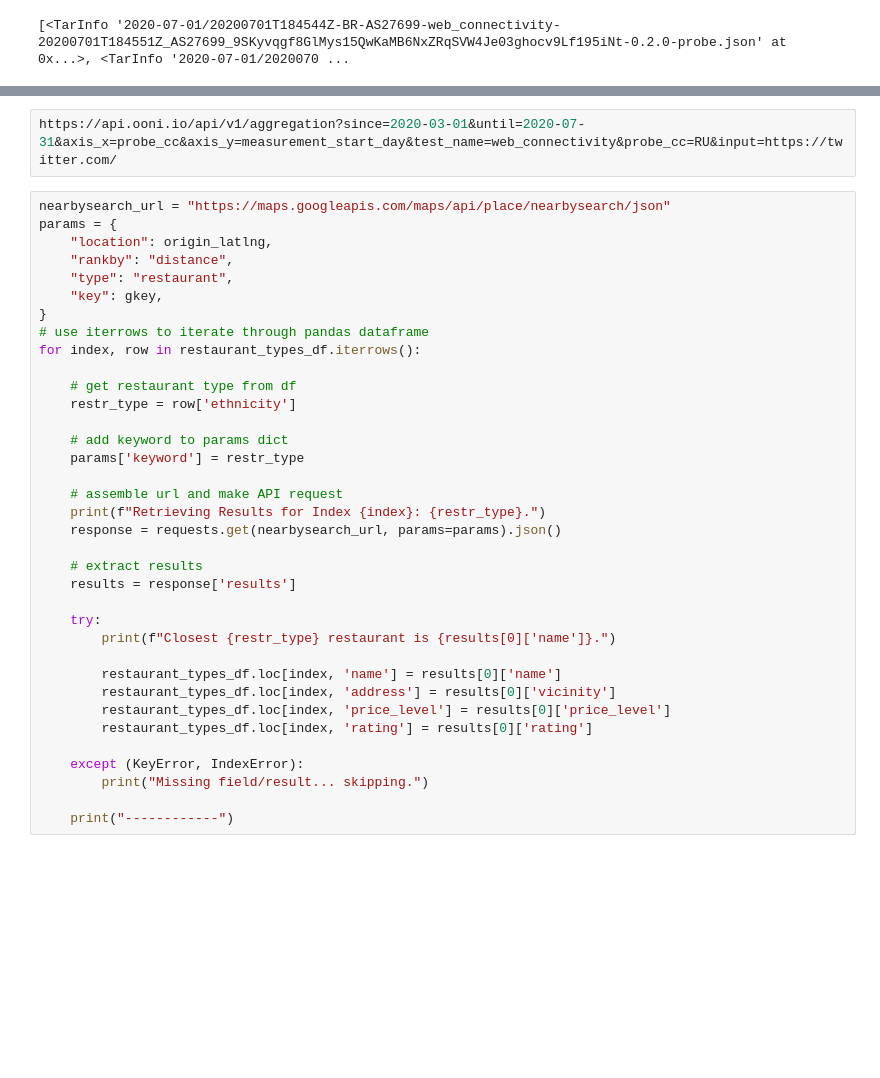
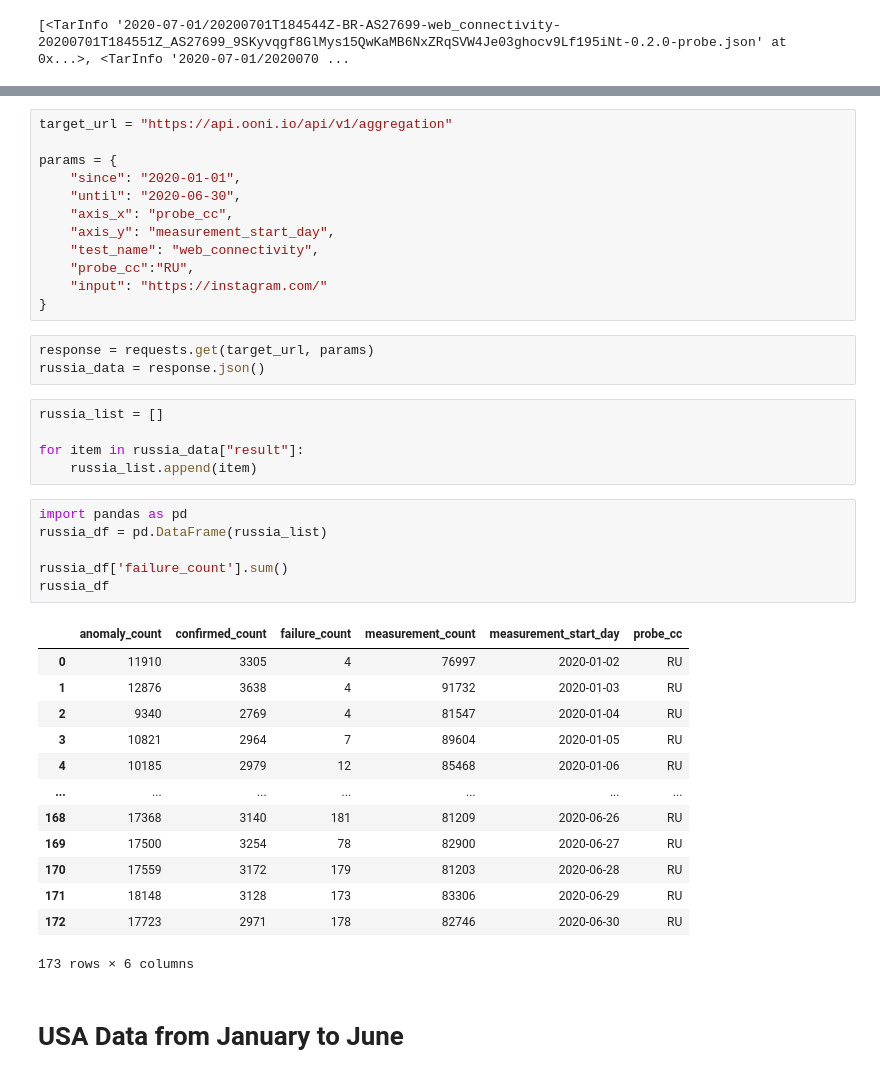
Before and after one commit to clemiblac/Crime_in_DC, a Jupyter notebook: aws_ooni.ipynb, the cells around one changed output, grey strips where cells are left out. Saved outputs shown, nothing was run; the diff lists cells and outputs as text; blank space fills up the shorter version.

Commit message:
Sarah's OONI jupyter notebook

```diff
--- a/aws_ooni.ipynb
+++ b/aws_ooni.ipynb
@@ -54,38 +67,42 @@ print(tarfd.getmembers())
 # %%
-https://api.ooni.io/api/v1/aggregation?since=2020-03-01&until=2020-07-31&axis_x=probe_cc&axis_y=measurement_start_day&test_name=web_connectivity&probe_cc=RU&input=https://twitter.com/
+target_url = "https://api.ooni.io/api/v1/aggregation"
+
+params = {
+    "since": "2020-01-01",
+    "until": "2020-06-30",
+    "axis_x": "probe_cc",
+    "axis_y": "measurement_start_day",
+    "test_name": "web_connectivity",
+    "probe_cc":"RU",
+    "input": "https://instagram.com/"
+}
-# %%
-nearbysearch_url = "https://maps.googleapis.com/maps/api/place/nearbysearch/json"
-params = {
-    "location": origin_latlng,
-    "rankby": "distance",
-    "type": "restaurant",
-    "key": gkey,
-}
-# use iterrows to iterate through pandas dataframe
-for index, row in restaurant_types_df.iterrows():
-
-    # get restaurant type from df
-    restr_type = row['ethnicity']
-
-    # add keyword to params dict
-    params['keyword'] = restr_type
-
-    # assemble url and make API request
-    print(f"Retrieving Results for Index {index}: {restr_type}.")
-    response = requests.get(nearbysearch_url, params=params).json()
-
-    # extract results
-    results = response['results']
-
-    try:
-        print(f"Closest {restr_type} restaurant is {results[0]['name']}.")
-
-        restaurant_types_df.loc[index, 'name'] = results[0]['name']
-        restaurant_types_df.loc[index, 'address'] = results[0]['vicinity']
-        restaurant_types_df.loc[index, 'price_level'] = results[0]['price_level']
-        restaurant_types_df.loc[index, 'rating'] = results[0]['rating']
-
-    except (KeyError, IndexError):
-        print("Missing field/result... skipping.")
-
-    print("------------")
+# %%
+response = requests.get(target_url, params)
+russia_data = response.json()
+# %%
+russia_list = []
+
+for item in russia_data["result"]:
+    russia_list.append(item)
+# %%
+import pandas as pd
+russia_df = pd.DataFrame(russia_list)
+
+russia_df['failure_count'].sum()
+russia_df
+# %% [output]
+|  | anomaly_count | confirmed_count | failure_count | measurement_count | measurement_start_day | probe_cc |
+| 0 | 11910 | 3305 | 4 | 76997 | 2020-01-02 | RU |
+| 1 | 12876 | 3638 | 4 | 91732 | 2020-01-03 | RU |
+| 2 | 9340 | 2769 | 4 | 81547 | 2020-01-04 | RU |
+| 3 | 10821 | 2964 | 7 | 89604 | 2020-01-05 | RU |
+| 4 | 10185 | 2979 | 12 | 85468 | 2020-01-06 | RU |
+| ... | ... | ... | ... | ... | ... | ... |
+| 168 | 17368 | 3140 | 181 | 81209 | 2020-06-26 | RU |
+| 169 | 17500 | 3254 | 78 | 82900 | 2020-06-27 | RU |
+| 170 | 17559 | 3172 | 179 | 81203 | 2020-06-28 | RU |
+| 171 | 18148 | 3128 | 173 | 83306 | 2020-06-29 | RU |
+| 172 | 17723 | 2971 | 178 | 82746 | 2020-06-30 | RU |
+173 rows × 6 columns
+# %% [markdown]
+# USA Data from January to June
```
Also changed, not shown: parts of 23 cells of this notebook.
